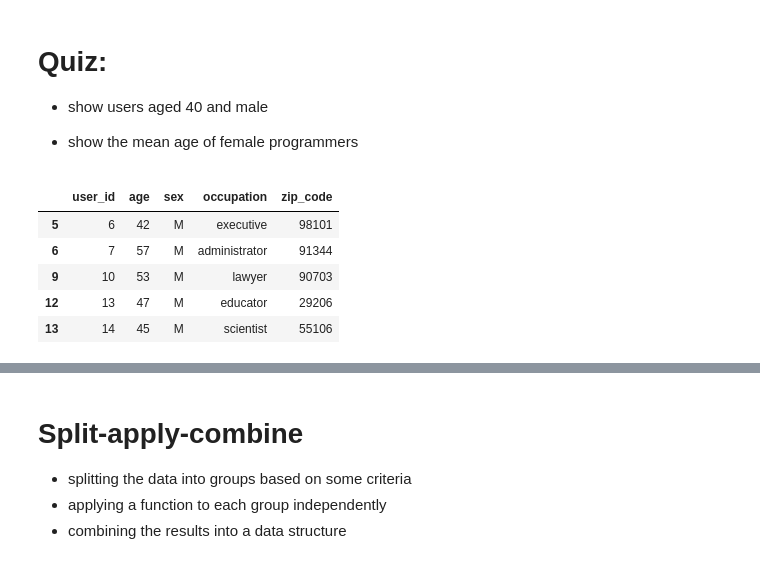
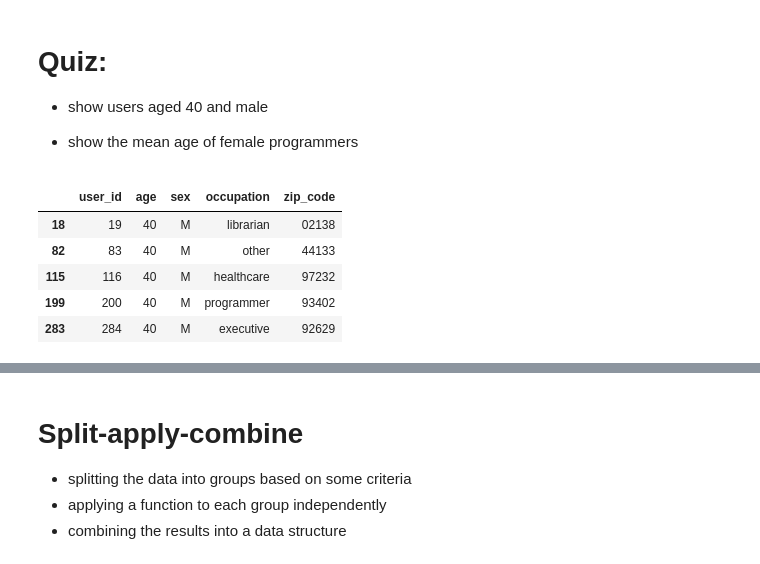
Before and after one commit to kamilucha123/2015, a Jupyter notebook: Lectures/02-DataScraping.ipynb, the cells around one changed output, grey strips where cells are left out. Cells and saved outputs as stored; diff of their text form; code cells hidden in the pictures.

```diff
--- a/Lectures/02-DataScraping.ipynb
+++ b/Lectures/02-DataScraping.ipynb
@@ -262,15 +262,15 @@ Quiz:
 * show the mean age of female programmers
 # %%
 # users aged 40 AND male
-maleUsers = users[(users.age > 40) & (users.sex == 'M')]
+maleUsers = users[(users.age == 40) & (users.sex == 'M')]
 maleUsers.head()
 # %% [output]
 |  | user_id | age | sex | occupation | zip_code |
-| 5 | 6 | 42 | M | executive | 98101 |
-| 6 | 7 | 57 | M | administrator | 91344 |
-| 9 | 10 | 53 | M | lawyer | 90703 |
-| 12 | 13 | 47 | M | educator | 29206 |
-| 13 | 14 | 45 | M | scientist | 55106 |
+| 18 | 19 | 40 | M | librarian | 02138 |
+| 82 | 83 | 40 | M | other | 44133 |
+| 115 | 116 | 40 | M | healthcare | 97232 |
+| 199 | 200 | 40 | M | programmer | 93402 |
+| 283 | 284 | 40 | M | executive | 92629 |
 # %%
 ## users who are female and programmers
 femaleProgrammers = users[(users.sex == 'F') & (users.occupation == 'programmer')]
```
Also changed, not shown: parts of 9 cells of this notebook.
